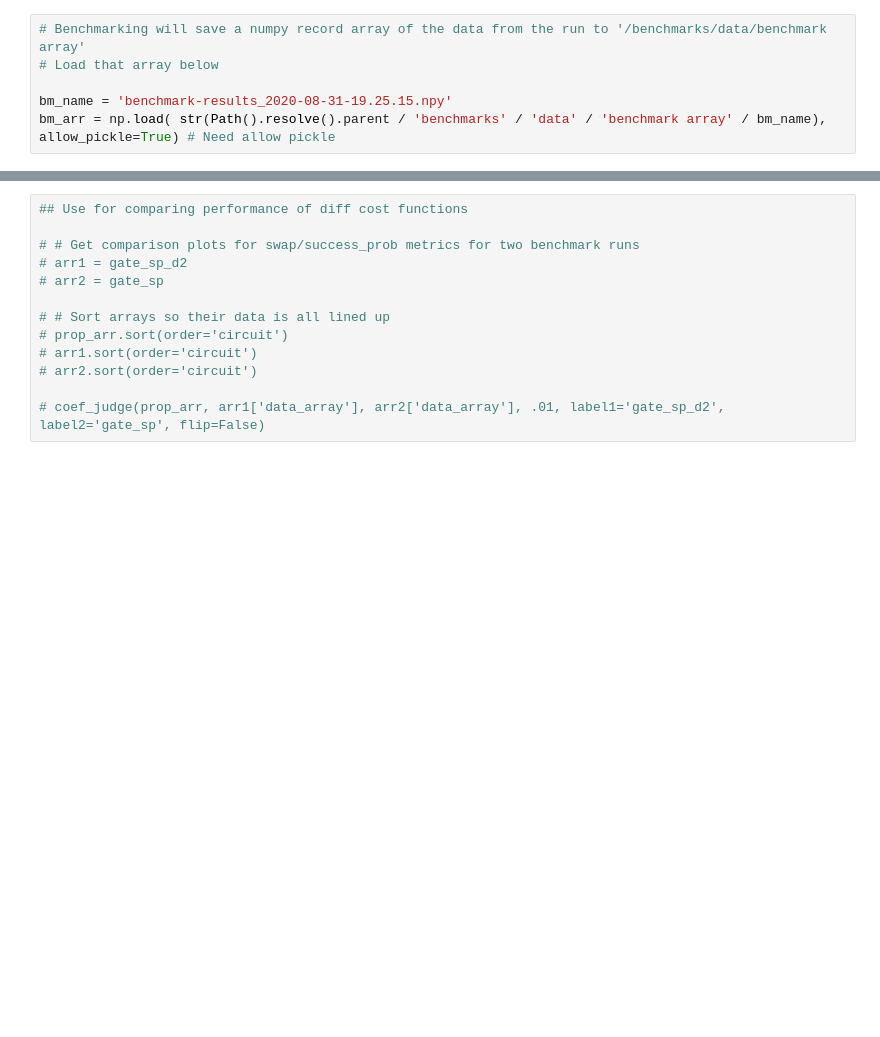
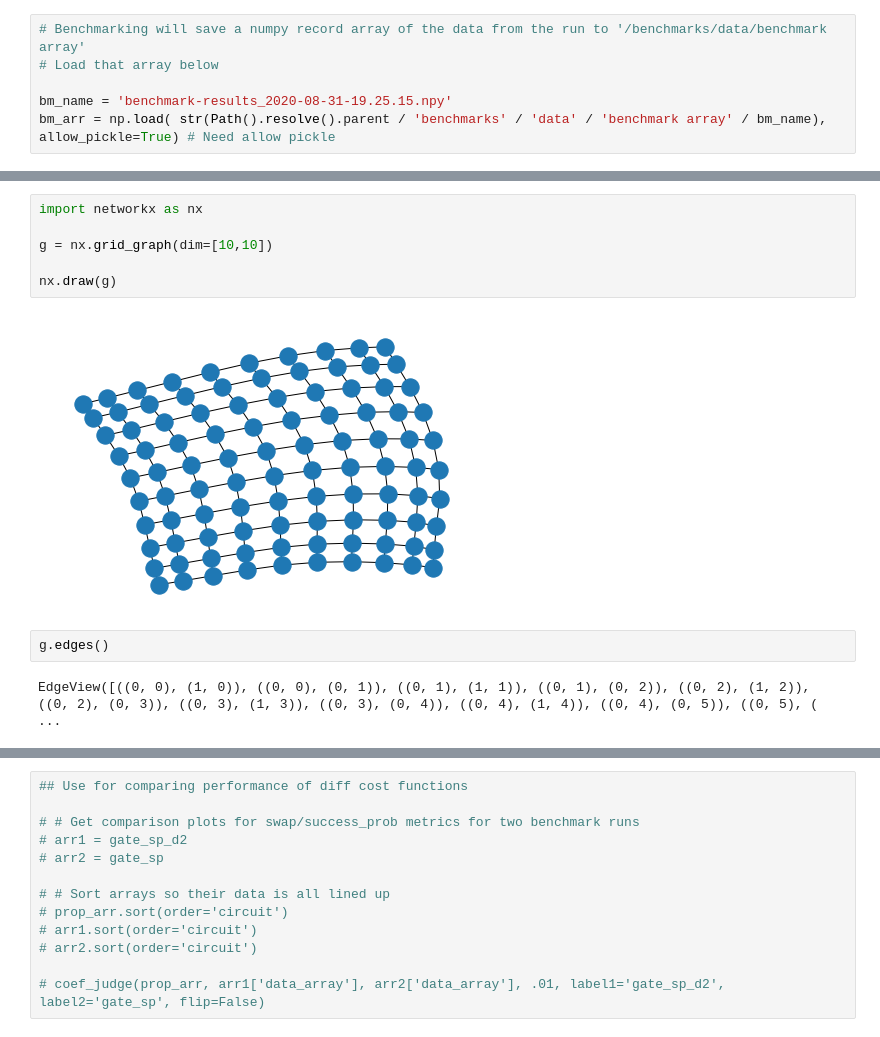
Before and after one commit to bdury/QUBO-for-Qubit-Allocation, a Jupyter notebook: examples/streamline tests.ipynb, the cells around one changed output, grey strips where cells are left out. Cells and saved outputs as stored; diff of their text form; blank space fills up the shorter version.

```diff
--- a/examples/streamline tests.ipynb
+++ b/examples/streamline tests.ipynb
@@ -63,0 +123,12 @@ bm_arr = np.load( str(Path().resolve().parent / 'benchmarks' / 'data' / 'benchma
+# %%
+import networkx as nx
+
+g = nx.grid_graph(dim=[10,10])
+
+nx.draw(g)
+# %% [output]
+[figure, added]
+# %%
+g.edges()
+# %% [output]
+EdgeView([((0, 0), (1, 0)), ((0, 0), (0, 1)), ((0, 1), (1, 1)), ((0, 1), (0, 2)), ((0, 2), (1, 2)), ((0, 2), (0, 3)), ((0, 3), (1, 3)), ((0, 3), (0, 4)), ((0, 4), (1, 4)), ((0, 4), (0, 5)), ((0, 5), ( ...
```
Also changed, not shown: parts of 6 cells of this notebook, 9 other files.
